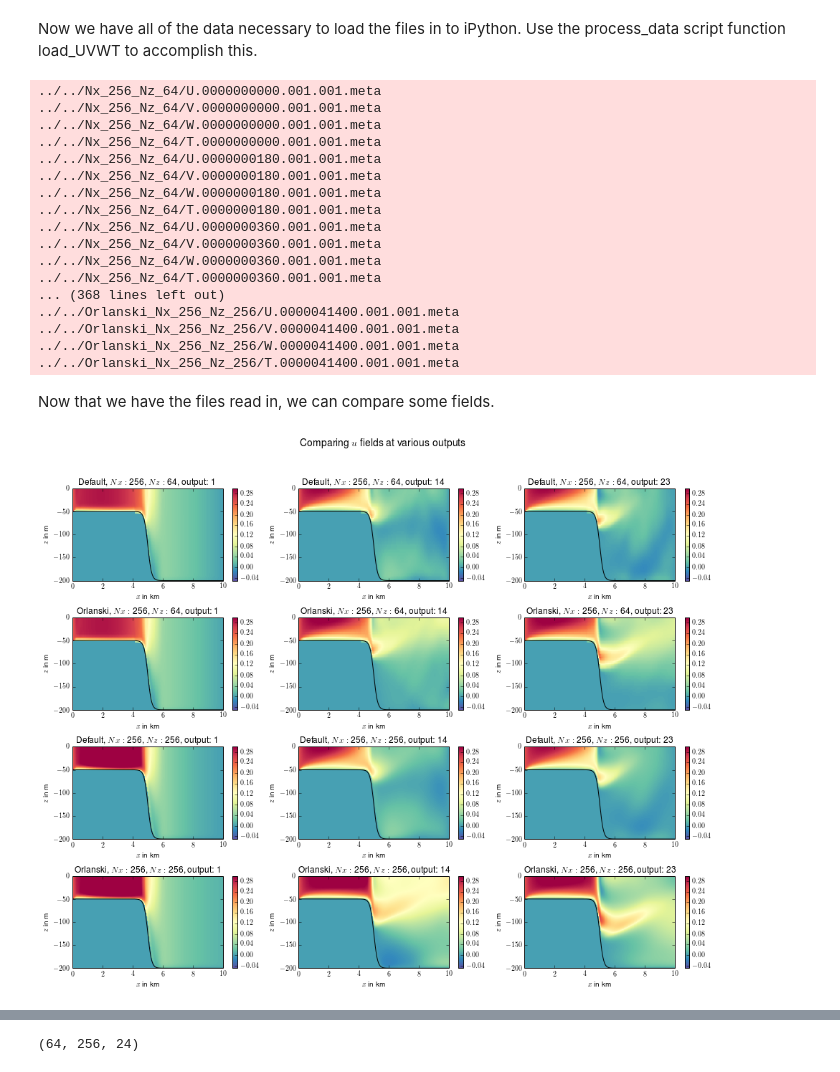
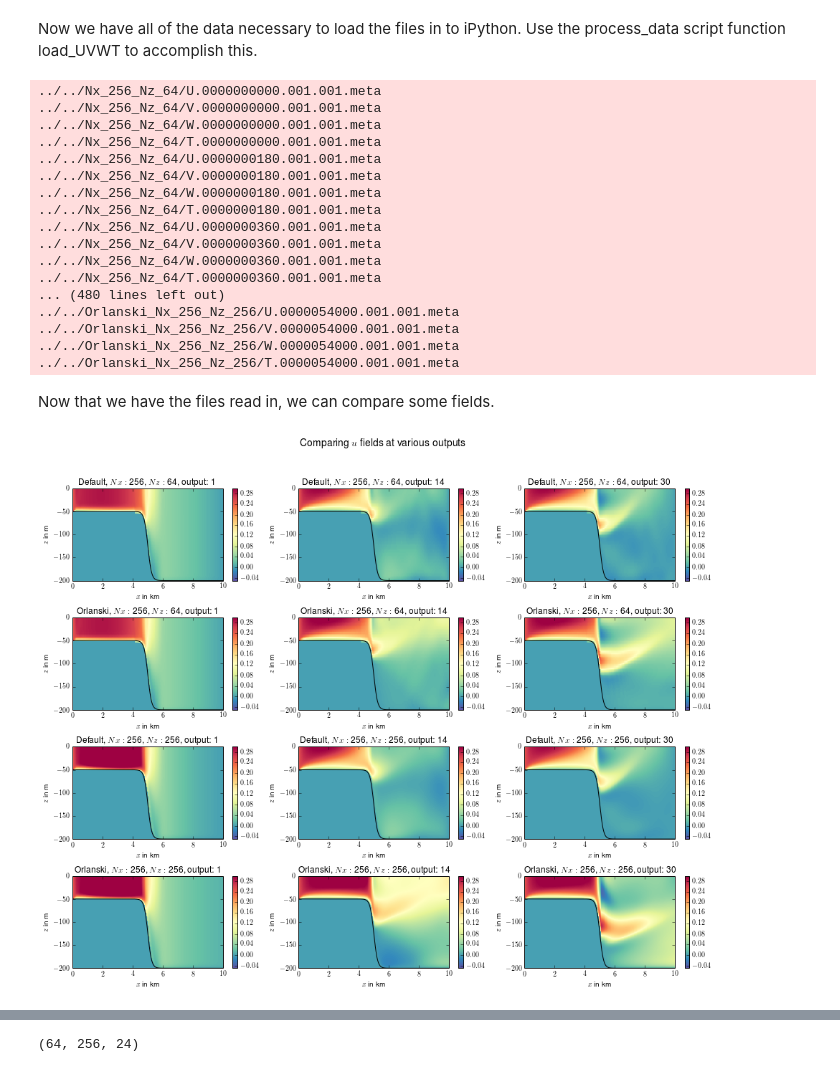
Before and after one commit to UBC-MOAD/flow_separation, a Jupyter notebook: notebooks_2D_runs/compare_simulations.ipynb, the cells around one changed output, grey strips where cells are left out. Saved outputs shown, nothing was run; the diff lists cells and outputs as text; code cells hidden in the pictures.

Commit message:
Newer outputs

```diff
--- a/notebooks_2D_runs/compare_simulations.ipynb
+++ b/notebooks_2D_runs/compare_simulations.ipynb
@@ -70,7 +70,7 @@ for _ii in range(0,_Ncomps):
 # timestepping parameters RLI: load from data file? probably unnecessary
 _dt[0] = 10; _dt[1] = 10; _dt[2] = 1; _dt[3] = 1;
 _output_dt = 1800;
-_final_t = 41400+_output_dt;
+_final_t = 54000+_output_dt;
 # %% [output]
 ../../Nx_256_Nz_64/XC.001.001.meta
 ../../Nx_256_Nz_64/Depth.001.001.meta
@@ -101,43 +101,43 @@ for _ii in range(0,_Ncomps):
 ../../Nx_256_Nz_64/V.0000000360.001.001.meta
 ../../Nx_256_Nz_64/W.0000000360.001.001.meta
 ../../Nx_256_Nz_64/T.0000000360.001.001.meta
-... (368 lines left out)
-../../Orlanski_Nx_256_Nz_256/U.0000041400.001.001.meta
-../../Orlanski_Nx_256_Nz_256/V.0000041400.001.001.meta
-../../Orlanski_Nx_256_Nz_256/W.0000041400.001.001.meta
-../../Orlanski_Nx_256_Nz_256/T.0000041400.001.001.meta
+... (480 lines left out)
+../../Orlanski_Nx_256_Nz_256/U.0000054000.001.001.meta
+../../Orlanski_Nx_256_Nz_256/V.0000054000.001.001.meta
+../../Orlanski_Nx_256_Nz_256/W.0000054000.001.001.meta
+../../Orlanski_Nx_256_Nz_256/T.0000054000.001.001.meta
 # %% [markdown]
 Now that we have the files read in, we can compare some fields.
 # %%
 _fig = plt.figure(); # RLI: line unused, why is it here?
 
 plt.clf();
 
-_outs = [1,14,23]; # set the outputs to compare --- can be variable length
+_outs = [1,14,len(_out_files[0])-1]; # set the outputs to compare --- can be variable length
 
 # plot each subplot
 _itr = 1;
 for _ii in range(0,_Ncomps):
     for _jj,_out in enumerate(_outs):
         plt.subplot(_Ncomps,len(_outs),_itr);
         plt.pcolor(_x[_ii]/1000,_z[_ii],np.squeeze(_U[_ii][:,:,_out]),cmap='Spectral_r');
         plt.colorbar();
         plt.clim((-0.05, 0.3));
         plt.plot(np.squeeze(_x[_ii])/1000,-_depth[_ii],'-k')
         plt.xlabel(r'$x$ in km')
         plt.ylabel(r'$z$ in m')
         plt.ylim((-_total_depth[_ii],0))
         plt.title(_title[_ii]+', output: '+str(_out));
         _itr = _itr+1;
 
 # set the total plot title RLI: change size?
 plt.suptitle(r'Comparing $u$ fields at various outputs', fontsize=14, fontweight='bold')
 
 _fig.subplots_adjust(hspace=0.4,wspace=0.2);
 
 plt.show();
 # %% [output]
-[figure, old version]
+[figure, new version]
 # %%
 _fig = plt.figure(); # RLI: line unused, why is it here?
 
```
Also changed, not shown: parts of 1 cell of this notebook.
